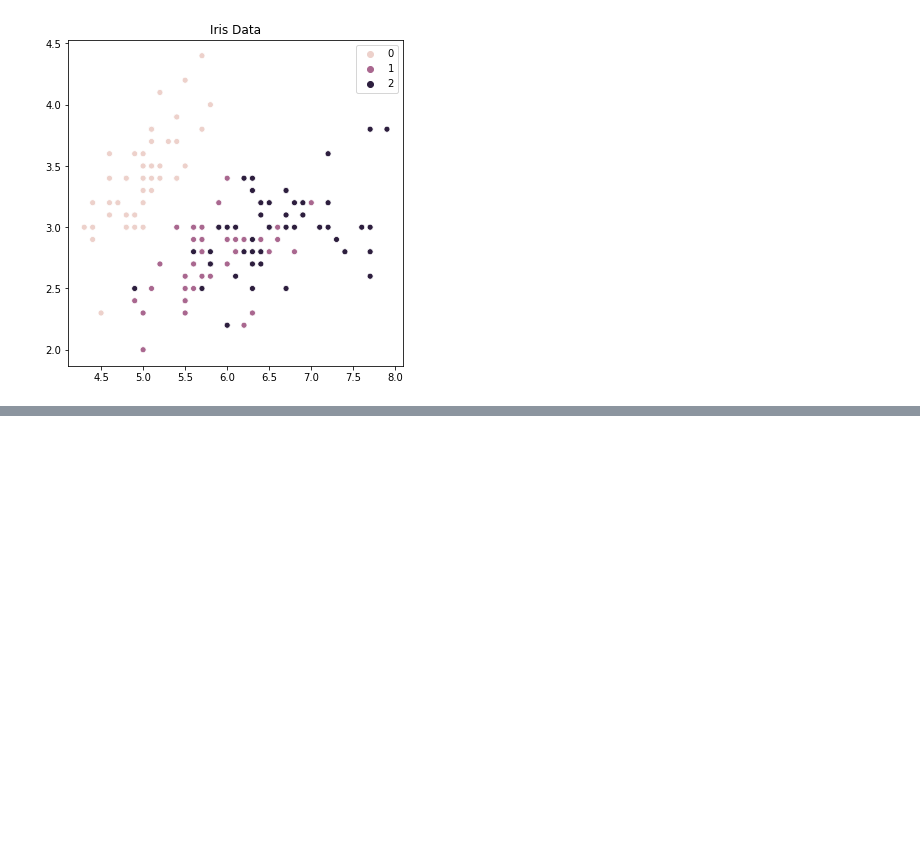
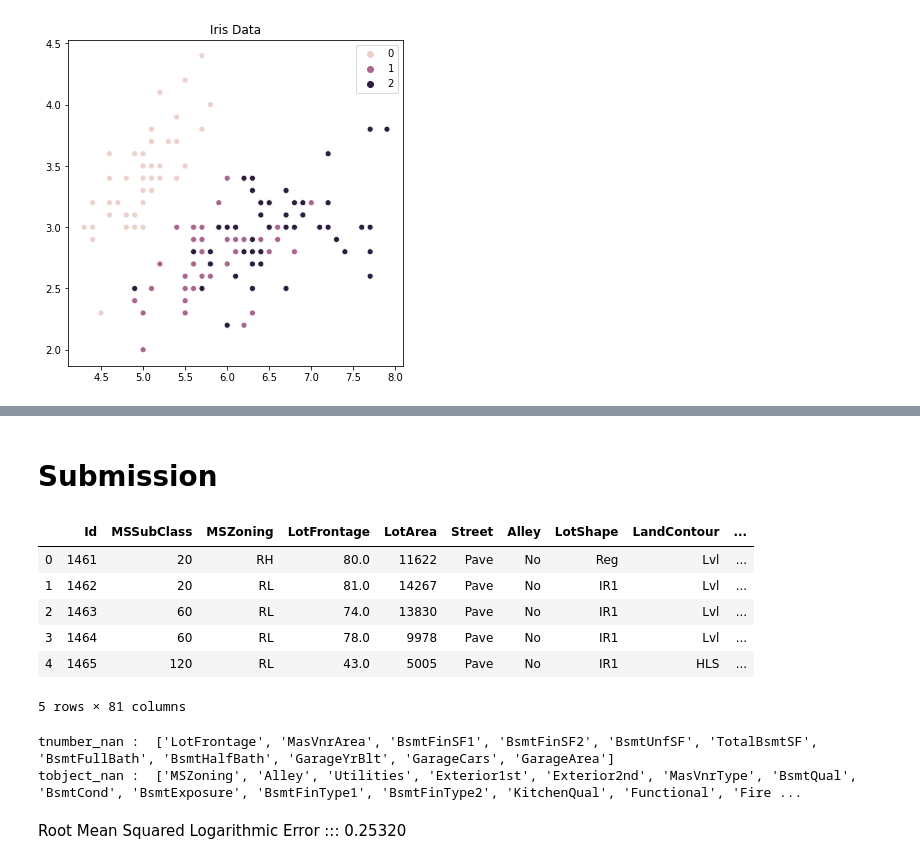
Before and after one commit to Asphalt93/dmqa_study, a Jupyter notebook: dmqa_pytorch/2019_MachineLearning/ML_Algorithm/01_DecisionTree(CART).ipynb, the cells around one changed output, grey strips where cells are left out. Saved outputs shown, nothing was run; the diff lists cells and outputs as text; code cells hidden in the pictures; blank space fills up the shorter version.

```diff
--- a/dmqa_pytorch/2019_MachineLearning/ML_Algorithm/01_DecisionTree(CART).ipynb
+++ b/dmqa_pytorch/2019_MachineLearning/ML_Algorithm/01_DecisionTree(CART).ipynb
@@ -282,0 +324,3 @@ DecisionTreeClassifier(class_weight=None, criterion='gini', max_depth=None,
+# %%
+dfh = pd.read_csv('./data/house_train.csv')
+house_test = pd.read_csv('./data/house_test.csv')
@@ -282,0 +494,35 @@ DecisionTreeClassifier(class_weight=None, criterion='gini', max_depth=None,
+# %% [markdown]
+# Submission
+# %%
+house_test.head()
+# %% [output]
+|  | Id | MSSubClass | MSZoning | LotFrontage | LotArea | Street | Alley | LotShape | LandContour | ... |
+| 0 | 1461 | 20 | RH | 80.0 | 11622 | Pave | No | Reg | Lvl | ... |
+| 1 | 1462 | 20 | RL | 81.0 | 14267 | Pave | No | IR1 | Lvl | ... |
+| 2 | 1463 | 60 | RL | 74.0 | 13830 | Pave | No | IR1 | Lvl | ... |
+| 3 | 1464 | 60 | RL | 78.0 | 9978 | Pave | No | IR1 | Lvl | ... |
+| 4 | 1465 | 120 | RL | 43.0 | 5005 | Pave | No | IR1 | HLS | ... |
+5 rows × 81 columns
+# %%
+# 데이터타입 별 칼럼 구분
+tcol_number = house_test.dtypes[(house_test.dtypes != object)].index
+tcol_object = house_test.dtypes[(house_test.dtypes == object)].index
+
+#NaN 값이 있는 Columns
+tcol_number_nan = [c for c in tcol_number if house_test[c].isnull().values.any() == True]
+tcol_object_nan = [c for c in tcol_object if house_test[c].isnull().values.any() == True]
+print("tnumber_nan : ", tcol_number_nan)
+print("tobject_nan : ", tcol_object_nan)
+
+house_test[tcol_number_nan] = house_test[tcol_number_nan].fillna(0)
+house_test[tcol_object_nan] = house_test[tcol_object_nan].fillna('No')
+
+df_object_selected = pd.DataFrame()
+df_object_selected['MSZoning_new'] = LabelEncoder().fit_transform(house_test['MSZoning'])
+df_object_selected['Neighborhood_new'] = LabelEncoder().fit_transform(house_test['Neighborhood'])
+df_object_selected['LotShape'] = LabelEncoder().fit_transform(house_test['LotShape'])
+df_object_selected['GarageFinish'] = LabelEncoder().fit_transform(house_test['GarageFinish'])
+df_object_selected['BsmtFinType1'] = LabelEncoder().fit_transform(house_test['BsmtFinType1'])
+# %% [output]
+tnumber_nan :  ['LotFrontage', 'MasVnrArea', 'BsmtFinSF1', 'BsmtFinSF2', 'BsmtUnfSF', 'TotalBsmtSF', 'BsmtFullBath', 'BsmtHalfBath', 'GarageYrBlt', 'GarageCars', 'GarageArea']
+tobject_nan :  ['MSZoning', 'Alley', 'Utilities', 'Exterior1st', 'Exterior2nd', 'MasVnrType', 'BsmtQual', 'BsmtCond', 'BsmtExposure', 'BsmtFinType1', 'BsmtFinType2', 'KitchenQual', 'Functional', 'Fire ...
@@ -282,0 +534,2 @@ DecisionTreeClassifier(class_weight=None, criterion='gini', max_depth=None,
+# %% [markdown]
+Root Mean Squared Logarithmic Error ::: 0.25320
```
Also changed, not shown: parts of 38 cells of this notebook, 5 other files.
